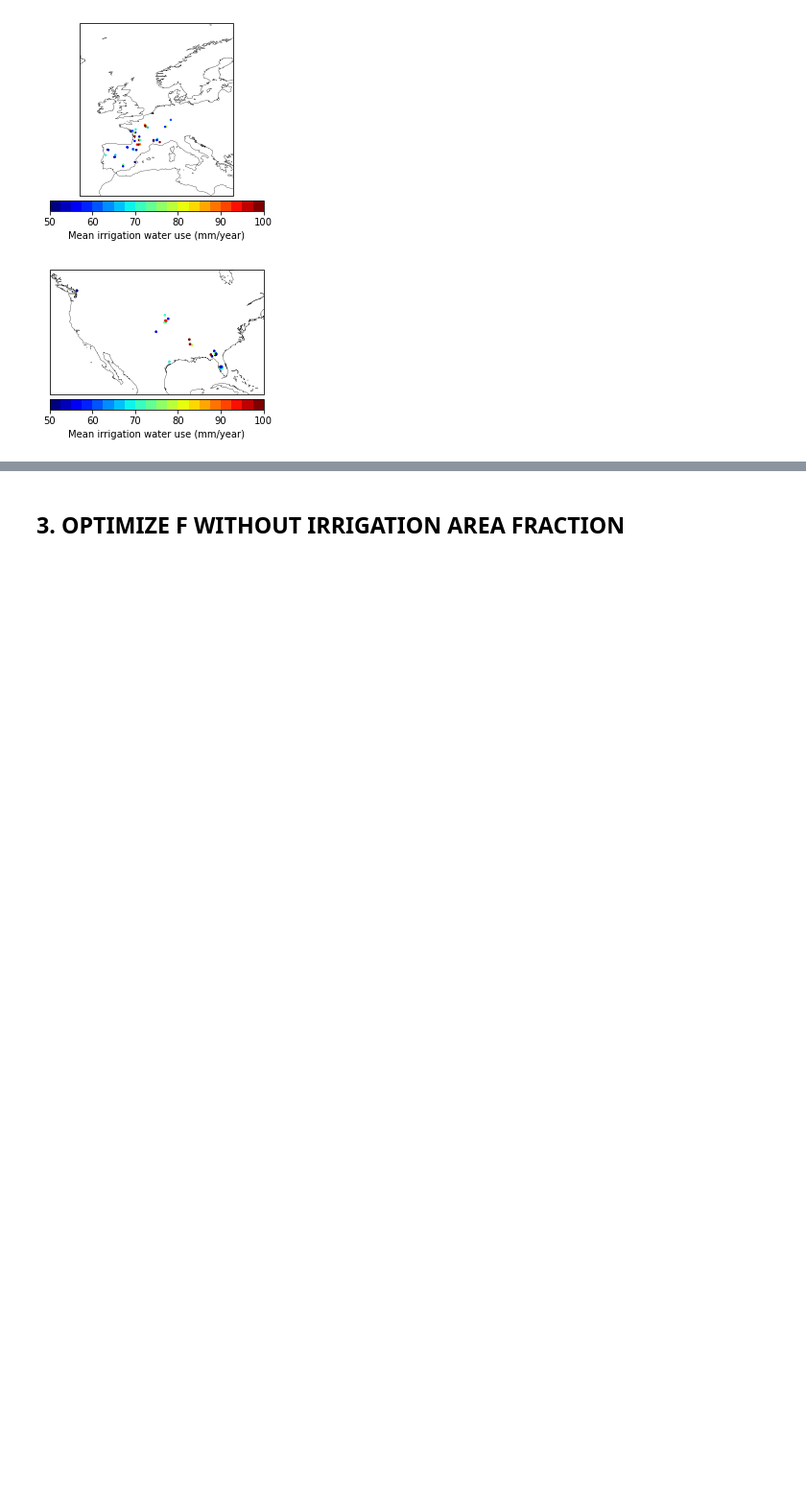
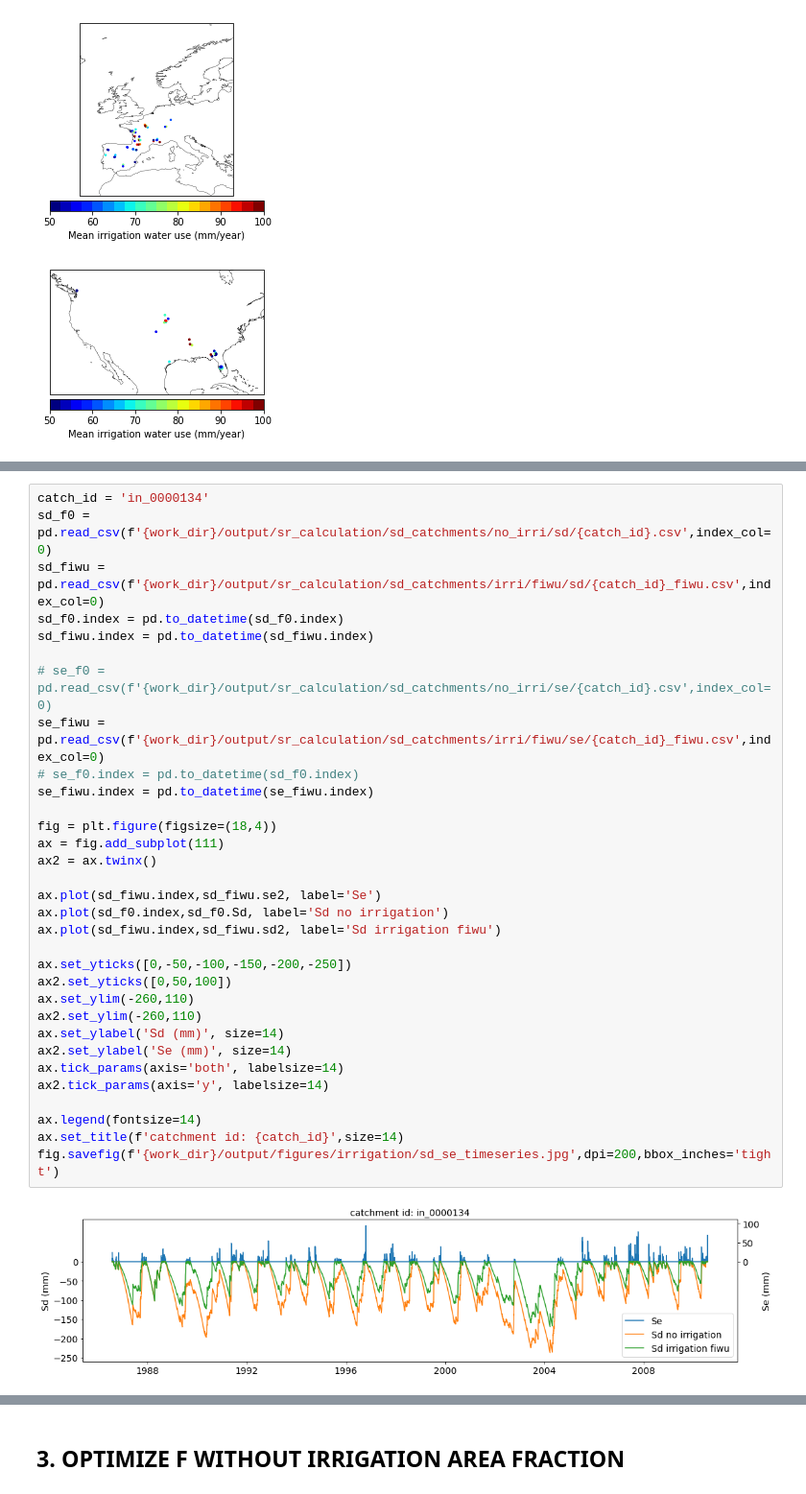
Before and after one commit to fvanoorschot/global_sr_module, a Jupyter notebook: run_script_irrigation.ipynb, the cells around one changed output, grey strips where cells are left out. Shown at 96% size. Saved outputs shown, nothing was run; the diff lists cells and outputs as text; blank space fills up the shorter version.

```diff
--- a/run_script_irrigation.ipynb
+++ b/run_script_irrigation.ipynb
@@ -318,0 +324,34 @@ fig.savefig(f'{work_dir}/output/figures/irrigation/map_irri_catchments.jpg',dpi=
+# %%
+catch_id = 'in_0000134'
+sd_f0 = pd.read_csv(f'{work_dir}/output/sr_calculation/sd_catchments/no_irri/sd/{catch_id}.csv',index_col=0)
+sd_fiwu = pd.read_csv(f'{work_dir}/output/sr_calculation/sd_catchments/irri/fiwu/sd/{catch_id}_fiwu.csv',index_col=0)
+sd_f0.index = pd.to_datetime(sd_f0.index)
+sd_fiwu.index = pd.to_datetime(sd_fiwu.index)
+
+# se_f0 = pd.read_csv(f'{work_dir}/output/sr_calculation/sd_catchments/no_irri/se/{catch_id}.csv',index_col=0)
+se_fiwu = pd.read_csv(f'{work_dir}/output/sr_calculation/sd_catchments/irri/fiwu/se/{catch_id}_fiwu.csv',index_col=0)
+# se_f0.index = pd.to_datetime(sd_f0.index)
+se_fiwu.index = pd.to_datetime(se_fiwu.index)
+
+fig = plt.figure(figsize=(18,4))
+ax = fig.add_subplot(111)
+ax2 = ax.twinx()
+
+ax.plot(sd_fiwu.index,sd_fiwu.se2, label='Se')
+ax.plot(sd_f0.index,sd_f0.Sd, label='Sd no irrigation')
+ax.plot(sd_fiwu.index,sd_fiwu.sd2, label='Sd irrigation fiwu')
+
+ax.set_yticks([0,-50,-100,-150,-200,-250])
+ax2.set_yticks([0,50,100])
+ax.set_ylim(-260,110)
+ax2.set_ylim(-260,110)
+ax.set_ylabel('Sd (mm)', size=14)
+ax2.set_ylabel('Se (mm)', size=14)
+ax.tick_params(axis='both', labelsize=14)
+ax2.tick_params(axis='y', labelsize=14)
+
+ax.legend(fontsize=14)
+ax.set_title(f'catchment id: {catch_id}',size=14)
+fig.savefig(f'{work_dir}/output/figures/irrigation/sd_se_timeseries.jpg',dpi=200,bbox_inches='tight')
+# %% [output]
+[figure, added]
```
Also changed, not shown: parts of 61 cells of this notebook, 5 other files.
